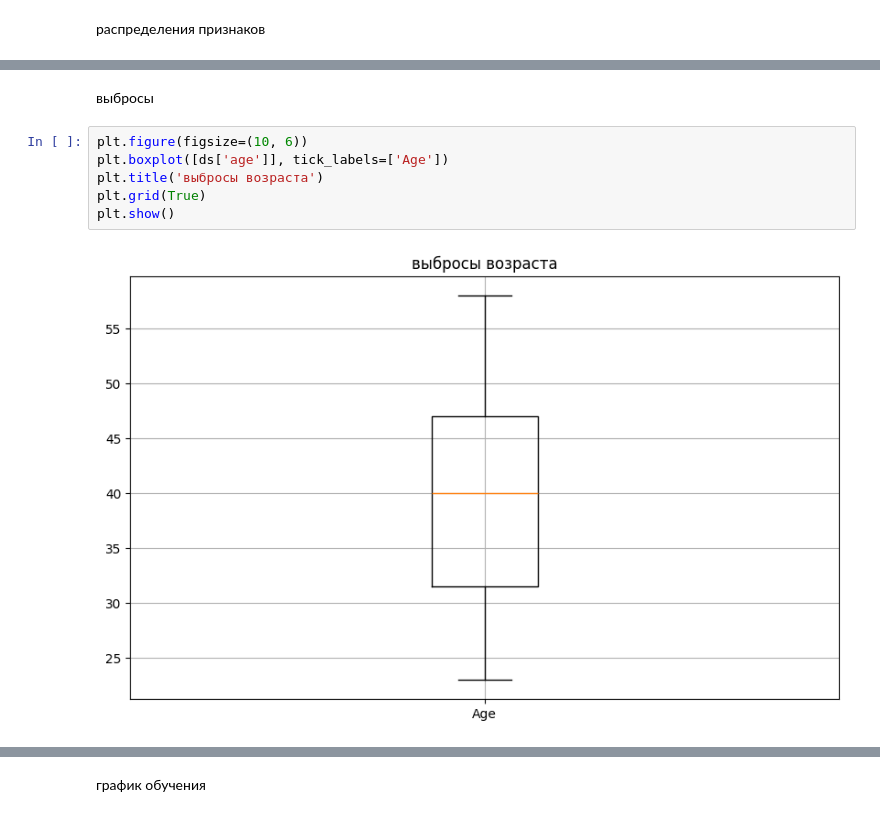
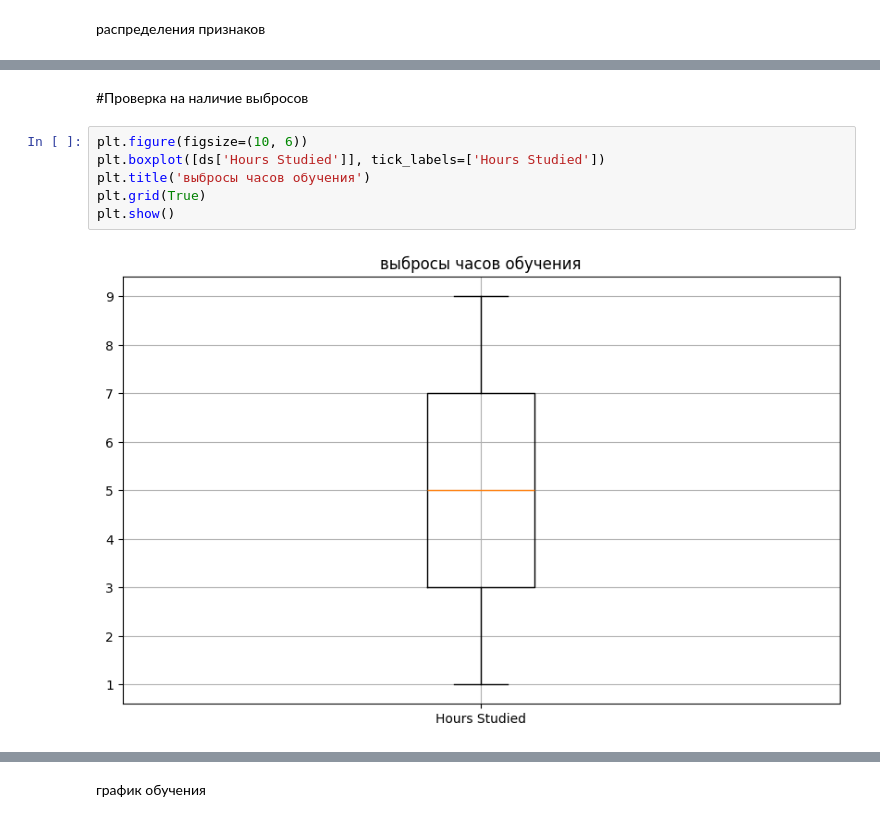
Before and after one commit to bakshva/resum, a Jupyter notebook: linear_regression/main.ipynb, the cells around one changed output, grey strips where cells are left out. Cells and saved outputs as stored; diff of their text form.

```diff
--- a/linear_regression/main.ipynb
+++ b/linear_regression/main.ipynb
@@ -46,12 +58,12 @@ ds['experience'].hist(bins=10)
 # %% [markdown]
-выбросы
+#Проверка на наличие выбросов
 # %%
 plt.figure(figsize=(10, 6))
-plt.boxplot([ds['age']], tick_labels=['Age'])
-plt.title('выбросы возраста')
+plt.boxplot([ds['Hours Studied']], tick_labels=['Hours Studied'])
+plt.title('выбросы часов обучения')
 plt.grid(True)
 plt.show()
 # %% [output]
-[figure, old version]
+[figure, new version]
 # %%
 plt.figure(figsize=(10, 6))
```
Also changed, not shown: parts of 18 cells of this notebook, 2 other files.
